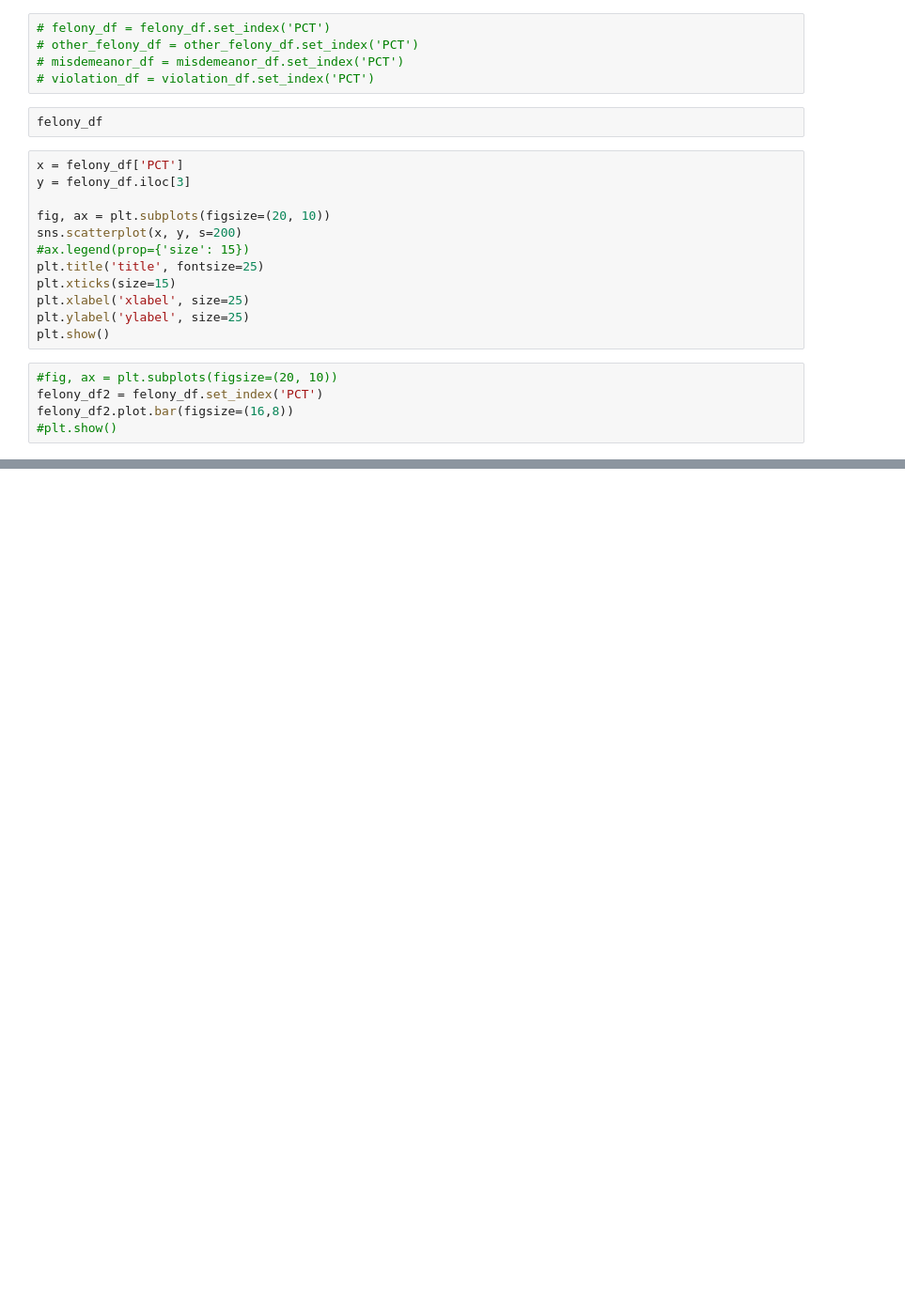
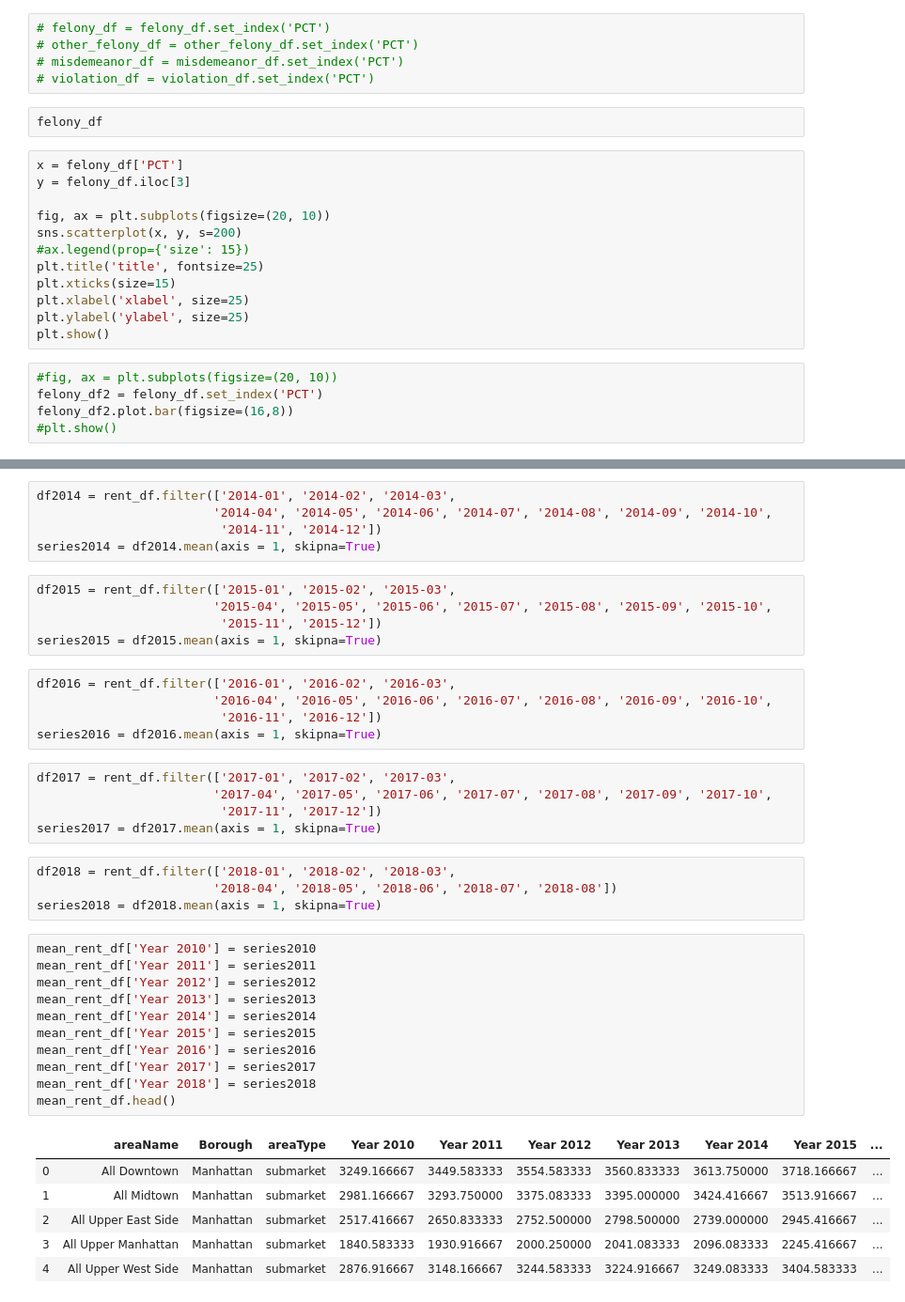
Before and after one commit to triolinho/stats_project, a Jupyter notebook: project_nb.ipynb, the cells around one changed output, grey strips where cells are left out. Shown at 94% size. Drawn from its saved outputs; the diff is of its cells as text; blank space fills up the shorter version.

```diff
--- a/project_nb.ipynb
+++ b/project_nb.ipynb
@@ -153,0 +197,42 @@ mean_rent_df.plot.bar(figsize=(20,10))
+# %%
+df2014 = rent_df.filter(['2014-01', '2014-02', '2014-03',
+                        '2014-04', '2014-05', '2014-06', '2014-07', '2014-08', '2014-09', '2014-10',
+                         '2014-11', '2014-12'])
+series2014 = df2014.mean(axis = 1, skipna=True)
+# %%
+df2015 = rent_df.filter(['2015-01', '2015-02', '2015-03',
+                        '2015-04', '2015-05', '2015-06', '2015-07', '2015-08', '2015-09', '2015-10',
+                         '2015-11', '2015-12'])
+series2015 = df2015.mean(axis = 1, skipna=True)
+# %%
+df2016 = rent_df.filter(['2016-01', '2016-02', '2016-03',
+                        '2016-04', '2016-05', '2016-06', '2016-07', '2016-08', '2016-09', '2016-10',
+                         '2016-11', '2016-12'])
+series2016 = df2016.mean(axis = 1, skipna=True)
+# %%
+df2017 = rent_df.filter(['2017-01', '2017-02', '2017-03',
+                        '2017-04', '2017-05', '2017-06', '2017-07', '2017-08', '2017-09', '2017-10',
+                         '2017-11', '2017-12'])
+series2017 = df2017.mean(axis = 1, skipna=True)
+# %%
+df2018 = rent_df.filter(['2018-01', '2018-02', '2018-03',
+                        '2018-04', '2018-05', '2018-06', '2018-07', '2018-08'])
+series2018 = df2018.mean(axis = 1, skipna=True)
+# %%
+mean_rent_df['Year 2010'] = series2010
+mean_rent_df['Year 2011'] = series2011
+mean_rent_df['Year 2012'] = series2012
+mean_rent_df['Year 2013'] = series2013
+mean_rent_df['Year 2014'] = series2014
+mean_rent_df['Year 2015'] = series2015
+mean_rent_df['Year 2016'] = series2016
+mean_rent_df['Year 2017'] = series2017
+mean_rent_df['Year 2018'] = series2018
+mean_rent_df.head()
+# %% [output]
+|  | areaName | Borough | areaType | Year 2010 | Year 2011 | Year 2012 | Year 2013 | Year 2014 | Year 2015 | ... |
+| 0 | All Downtown | Manhattan | submarket | 3249.166667 | 3449.583333 | 3554.583333 | 3560.833333 | 3613.750000 | 3718.166667 | ... |
+| 1 | All Midtown | Manhattan | submarket | 2981.166667 | 3293.750000 | 3375.083333 | 3395.000000 | 3424.416667 | 3513.916667 | ... |
+| 2 | All Upper East Side | Manhattan | submarket | 2517.416667 | 2650.833333 | 2752.500000 | 2798.500000 | 2739.000000 | 2945.416667 | ... |
+| 3 | All Upper Manhattan | Manhattan | submarket | 1840.583333 | 1930.916667 | 2000.250000 | 2041.083333 | 2096.083333 | 2245.416667 | ... |
+| 4 | All Upper West Side | Manhattan | submarket | 2876.916667 | 3148.166667 | 3244.583333 | 3224.916667 | 3249.083333 | 3404.583333 | ... |
```
Also changed, not shown: parts of 29 cells of this notebook, 1 other file.
